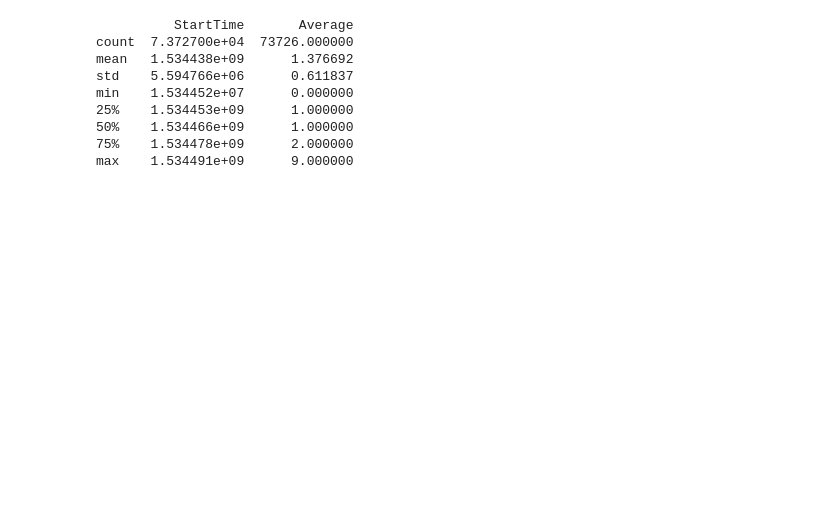
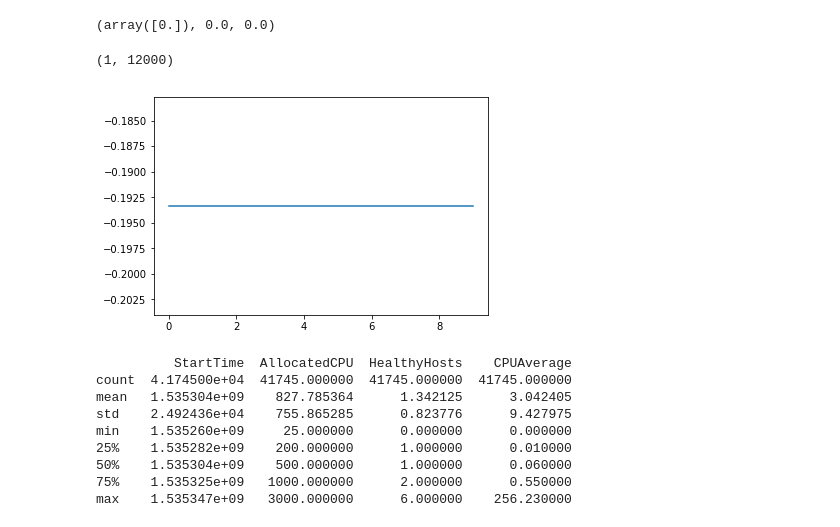
Before and after one commit to imomou/ShadowMimic, a Jupyter notebook: Sam'sExperiment.ipynb, the cells around one changed output. Cells and saved outputs as stored; diff of their text form; code cells hidden in the pictures; blank space fills up the shorter version.

```diff
--- a/Sam'sExperiment.ipynb
+++ b/Sam'sExperiment.ipynb
@@ -44,0 +237,4 @@ plt.show()
+# %%
+df_trn, y_trn, nas = proc_df(data, 'CPUAverage', subset=30000, na_dict=nas)
+X_train, _ = split_vals(df_trn, 20000)
+y_train, _ = split_vals(y_trn, 20000)
@@ -44,0 +255,4 @@ plt.show()
+# %%
+m = RandomForestRegressor(n_estimators=1, max_depth=3, bootstrap=False, n_jobs=-1)
+m.fit(X_train, y_train)
+print_score(m)
@@ -44,0 +271,4 @@ plt.show()
+# %%
+m = RandomForestRegressor(n_estimators=1, bootstrap=False, n_jobs=-1)
+m.fit(X_train, y_train)
+print_score(m)
@@ -45,18 +281,31 @@ plt.show()
+# %%
+preds = np.stack([t.predict(X_valid) for t in m.estimators_])
+preds[:,0], np.mean(preds[:,0]), y_valid[0]
+# %% [output]
+(array([0.]), 0.0, 0.0)
+# %%
+preds.shape
+# %% [output]
+(1, 12000)
+# %%
+plt.plot([metrics.r2_score(y_valid, np.mean(preds[:i+1], axis=0)) for i in range(10)]);
+# %% [output]
+[figure, added]
 # %%
-data_df = pd.DataFrame(data, columns=["StartTime","Average"])
-label_col = "Average"
+data_df = pd.DataFrame(data, columns=["StartTime","ServiceName","AllocatedCPU", "HealthyHosts", "CPUAverage"])
+label_col = "CPUAverage"
 
 print(data_df.describe())
 # %% [output]
-          StartTime       Average
-count  7.372700e+04  73726.000000
-mean   1.534438e+09      1.376692
-std    5.594766e+06      0.611837
-min    1.534452e+07      0.000000
-25%    1.534453e+09      1.000000
-50%    1.534466e+09      1.000000
-75%    1.534478e+09      2.000000
-max    1.534491e+09      9.000000
+          StartTime  AllocatedCPU  HealthyHosts    CPUAverage
+count  4.174500e+04  41745.000000  41745.000000  41745.000000
+mean   1.535304e+09    827.785364      1.342125      3.042405
+std    2.492436e+04    755.865285      0.823776      9.427975
+min    1.535260e+09     25.000000      0.000000      0.000000
+25%    1.535282e+09    200.000000      1.000000      0.010000
+50%    1.535304e+09    500.000000      1.000000      0.060000
+75%    1.535325e+09   1000.000000      2.000000      0.550000
+max    1.535347e+09   3000.000000      6.000000    256.230000
 # %%
 def train_validate_test_split(df, train_part=.6, validate_part=.2, test_part=.2, seed=None):
     np.random.seed(seed)
```
Also changed, not shown: parts of 31 cells of this notebook.
